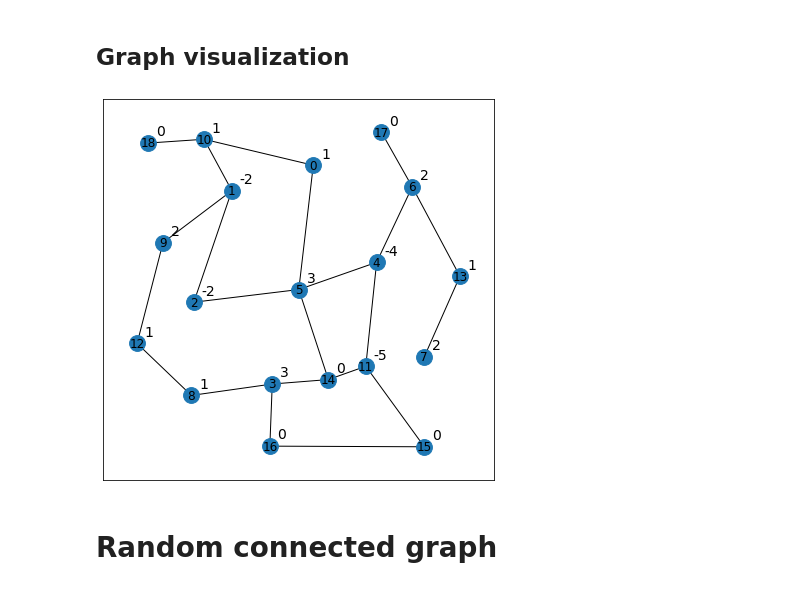
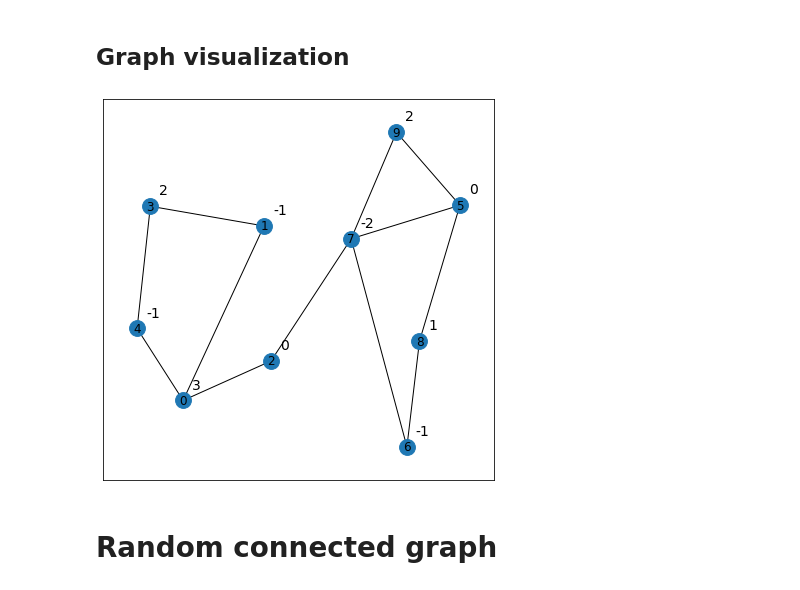
Before and after one commit to rayannott/dollargame, a Jupyter notebook: dollar_game_RL.ipynb, the cells around one changed output. Saved outputs shown, nothing was run; the diff lists cells and outputs as text; code cells hidden in the pictures.

Commit message:
added graph generating function (not working, but close)

```diff
--- a/dollar_game_RL.ipynb
+++ b/dollar_game_RL.ipynb
@@ -39,22 +41,23 @@ IDK lol. Probably, something to do with debt (and/or the number of negative valu
 # %%
-def transform_positions(pos):
+def scale_down_positions(pos):
     x, y = pos
-    return (x - 160)/640, 1 - y/600
+    return (x - 160)/640 - 0.5, 1 - y/600 - 0.5
 
-def draw_graph(G, pos=None, savefig=''):
-    if not pos:
-        pos = {node: transform_positions(node_data['pos']) for node, node_data in G.nodes.items()}
+def draw_graph(G, transform=False, savefig=''):
+    pos = {node: scale_down_positions(node_data['pos']) if transform else node_data['pos'] \
+        for node, node_data in G.nodes.items()}
     fig, ax = plt.subplots(figsize=(7, 7))
     for node, node_data in G.nodes.items():
-        plt.text(pos[node][0] + 0.02*0, pos[node][1] + 0.02*0, str(node_data['val']), fontsize=14)
+        plt.text(pos[node][0] + 0.02, pos[node][1] + 0.02, str(node_data['val']), fontsize=14)
+        # TODO: fix the shift of values' labels
     nx.draw_networkx(G, pos=pos, ax=ax, node_size=250)
     if savefig:
         fig.savefig(f'others/{savefig}')
 # %%
-G = load_game('35.json')
+G = load_game('16.json')
 # %%
-draw_graph(G, savefig='')
+draw_graph(G, transform=True, savefig='')
 # %% [output]
-[figure, old version]
+[figure, new version]
 # %% [markdown]
 # Random connected graph
```
Also changed, not shown: parts of 10 cells of this notebook, 3 other files.
